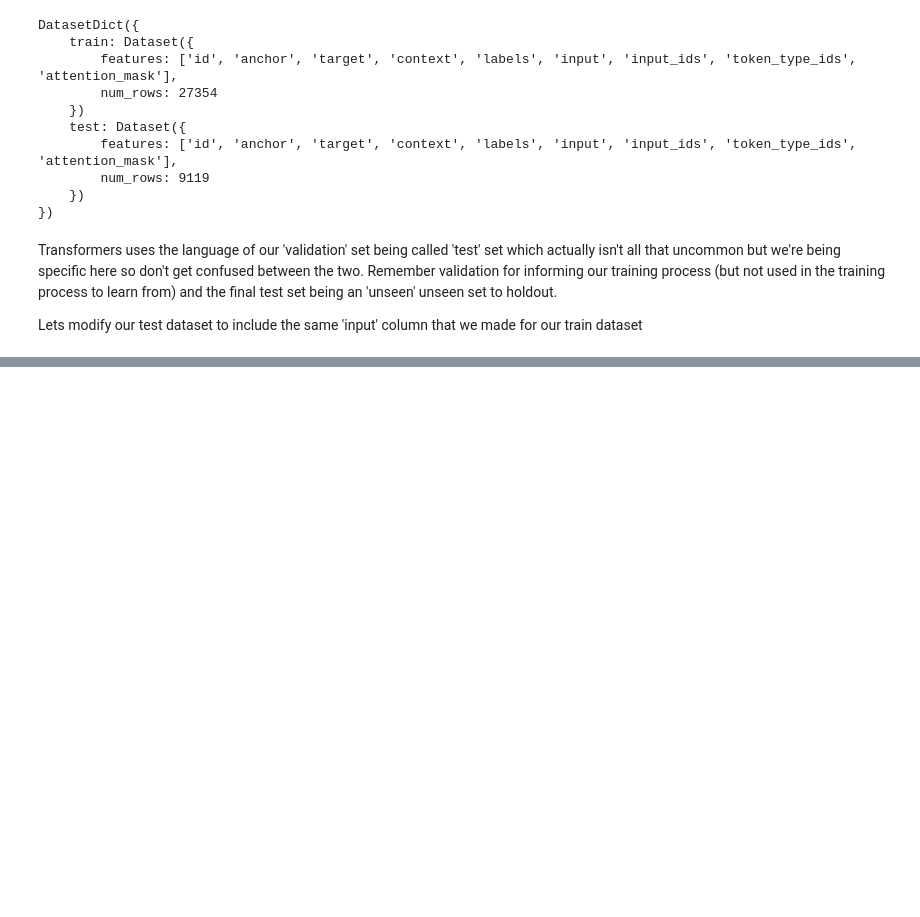
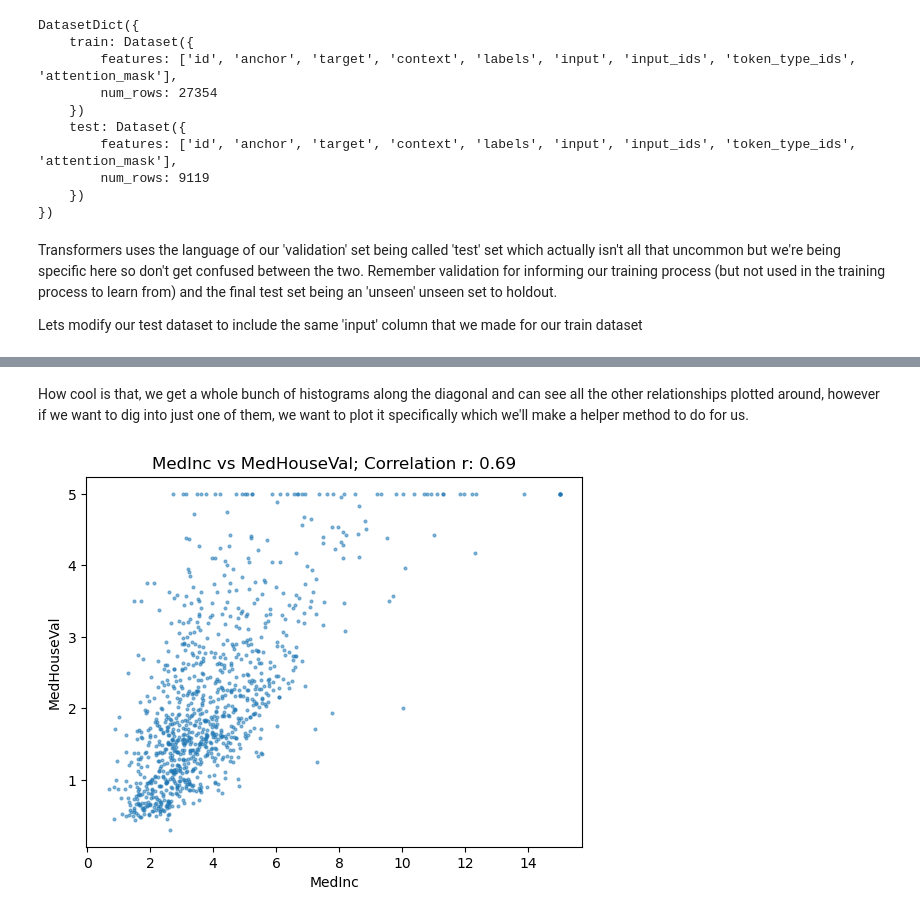
Before and after one commit to nglillywhite/blog, a Jupyter notebook: posts/2023-01-08-Fastai Chapter 4.ipynb, the cells around one changed output, grey strips where cells are left out. Cells and saved outputs as stored; diff of their text form; code cells hidden in the pictures; blank space fills up the shorter version.

```diff
--- a/posts/2023-01-08-Fastai Chapter 4.ipynb
+++ b/posts/2023-01-08-Fastai Chapter 4.ipynb
@@ -331,0 +416,14 @@ evaluation_ds = Dataset.from_pandas(evaluation_df).map(tokenise_function,batched
+# %% [markdown]
+How cool is that, we get a whole bunch of histograms along the diagonal and can see all the other relationships plotted around, however if we want to dig into just one of them, we want to plot it specifically which we'll make a helper method to do for us.
+# %%
+def show_correlation(df, a, b):
+    x,y = df[a], df[b]
+    plt.scatter(x,y, alpha=0.5, s=4)
+    plt.xlabel(a)
+    plt.ylabel(b)
+    plt.title(f"{a} vs {b}; Correlation r: {correlation(x,y):.2f}")
+    plt.show()
+
+show_correlation(housing, "MedInc", "MedHouseVal")
+# %% [output]
+[figure, added]
```
Also changed, not shown: parts of 89 cells of this notebook, 3 other files.
